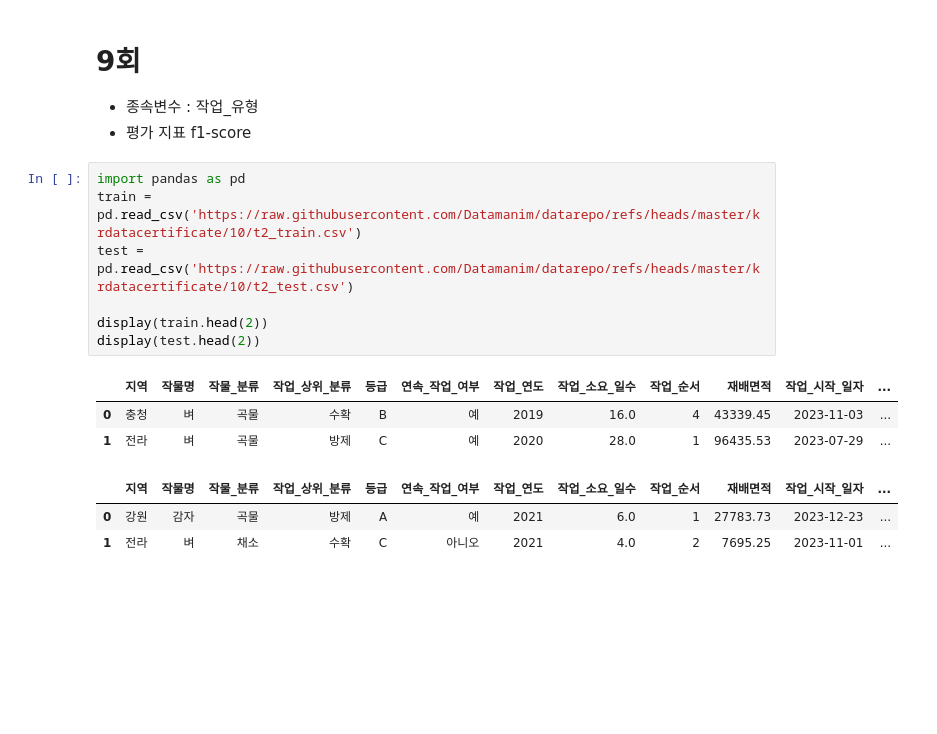
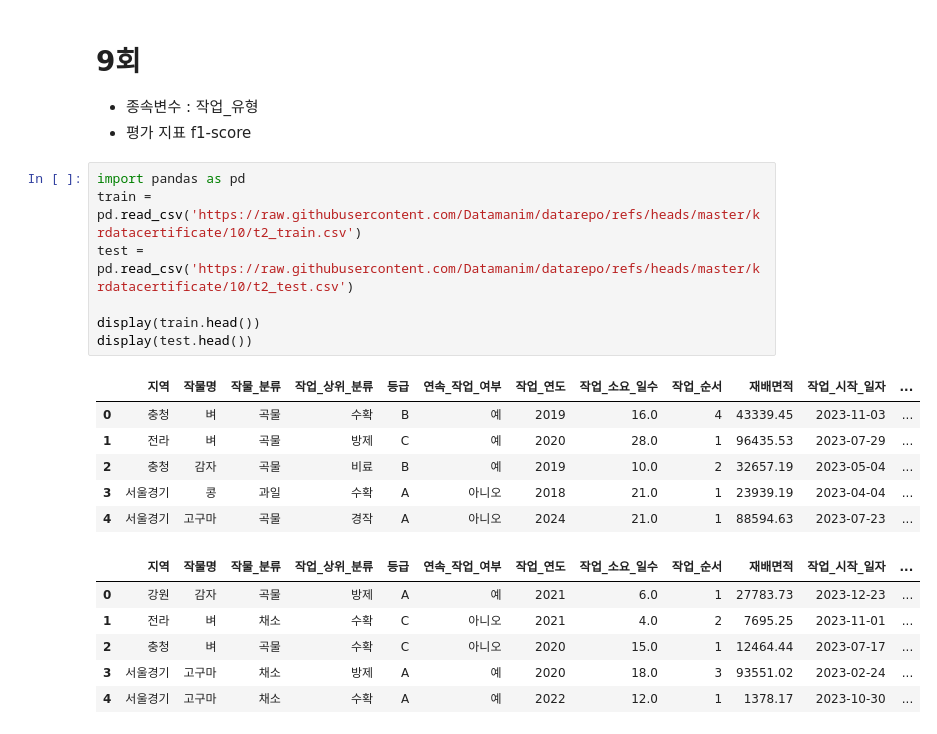
Before and after one commit to hyeonnnho/Big-Data-Analysis-Professional, a Jupyter notebook: 강의/2유형_example.ipynb, the cells around one changed output. Drawn from its saved outputs; the diff is of its cells as text; blank space fills up the shorter version.

```diff
--- a/강의/2유형_example.ipynb
+++ b/강의/2유형_example.ipynb
@@ -1048,14 +1167,20 @@ display(test)
 # %%
 import pandas as pd
 train = pd.read_csv('https://raw.githubusercontent.com/Datamanim/datarepo/refs/heads/master/krdatacertificate/10/t2_train.csv')
 test = pd.read_csv('https://raw.githubusercontent.com/Datamanim/datarepo/refs/heads/master/krdatacertificate/10/t2_test.csv')
 
-display(train.head(2))
-display(test.head(2))
+display(train.head())
+display(test.head())
 # %% [output]
 |  | 지역 | 작물명 | 작물_분류 | 작업_상위_분류 | 등급 | 연속_작업_여부 | 작업_연도 | 작업_소요_일수 | 작업_순서 | 재배면적 | 작업_시작_일자 | ... |
 | 0 | 충청 | 벼 | 곡물 | 수확 | B | 예 | 2019 | 16.0 | 4 | 43339.45 | 2023-11-03 | ... |
 | 1 | 전라 | 벼 | 곡물 | 방제 | C | 예 | 2020 | 28.0 | 1 | 96435.53 | 2023-07-29 | ... |
+| 2 | 충청 | 감자 | 곡물 | 비료 | B | 예 | 2019 | 10.0 | 2 | 32657.19 | 2023-05-04 | ... |
+| 3 | 서울경기 | 콩 | 과일 | 수확 | A | 아니오 | 2018 | 21.0 | 1 | 23939.19 | 2023-04-04 | ... |
+| 4 | 서울경기 | 고구마 | 곡물 | 경작 | A | 아니오 | 2024 | 21.0 | 1 | 88594.63 | 2023-07-23 | ... |
 |  | 지역 | 작물명 | 작물_분류 | 작업_상위_분류 | 등급 | 연속_작업_여부 | 작업_연도 | 작업_소요_일수 | 작업_순서 | 재배면적 | 작업_시작_일자 | ... |
 | 0 | 강원 | 감자 | 곡물 | 방제 | A | 예 | 2021 | 6.0 | 1 | 27783.73 | 2023-12-23 | ... |
 | 1 | 전라 | 벼 | 채소 | 수확 | C | 아니오 | 2021 | 4.0 | 2 | 7695.25 | 2023-11-01 | ... |
+| 2 | 충청 | 벼 | 곡물 | 수확 | C | 아니오 | 2020 | 15.0 | 1 | 12464.44 | 2023-07-17 | ... |
+| 3 | 서울경기 | 고구마 | 채소 | 방제 | A | 예 | 2020 | 18.0 | 3 | 93551.02 | 2023-02-24 | ... |
+| 4 | 서울경기 | 고구마 | 채소 | 수확 | A | 예 | 2022 | 12.0 | 1 | 1378.17 | 2023-10-30 | ... |
```
Also changed, not shown: parts of 1 cell of this notebook.
